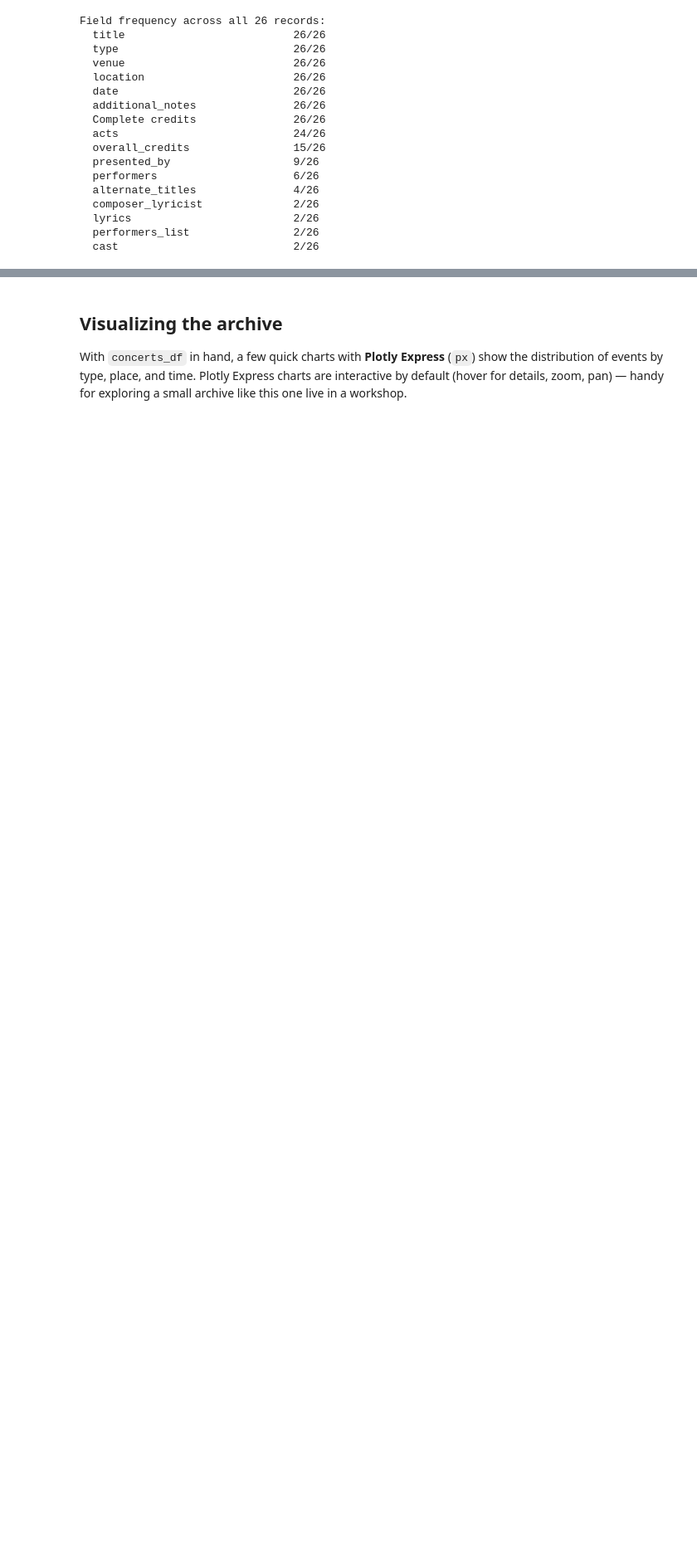
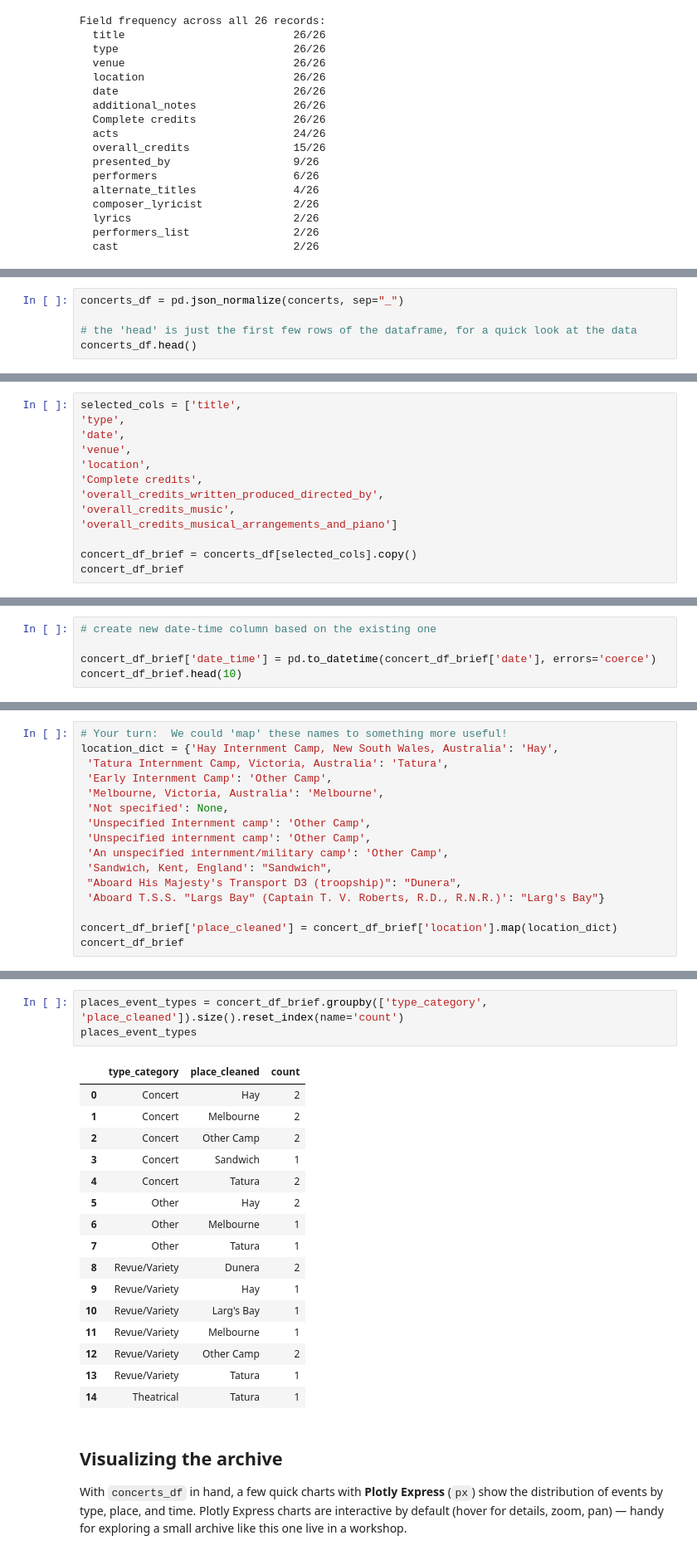
Before and after one commit to RichardFreedman/Summer2026, a Jupyter notebook: Melbourne_Jewish_Museum_Concert_Archive-main/Archive_JSON_Workshop.ipynb, the cells around one changed output, grey strips where cells are left out. Shown at 83% size. Cells and saved outputs as stored; diff of their text form; blank space fills up the shorter version.

Commit message:
update Dunera NB

```diff
--- a/Melbourne_Jewish_Museum_Concert_Archive-main/Archive_JSON_Workshop.ipynb
+++ b/Melbourne_Jewish_Museum_Concert_Archive-main/Archive_JSON_Workshop.ipynb
@@ -321,0 +261,5 @@ credits_long.head()
+# %%
+concerts_df = pd.json_normalize(concerts, sep="_")
+
+# the 'head' is just the first few rows of the dataframe, for a quick look at the data
+concerts_df.head()
@@ -321,0 +312,13 @@ credits_long.head()
+# %%
+selected_cols = ['title',
+'type',
+'date',
+'venue',
+'location',
+'Complete credits',
+'overall_credits_written_produced_directed_by',
+'overall_credits_music',
+'overall_credits_musical_arrangements_and_piano']
+
+concert_df_brief = concerts_df[selected_cols].copy()
+concert_df_brief
@@ -321,0 +474,5 @@ credits_long.head()
+# %%
+# create new date-time column based on the existing one
+
+concert_df_brief['date_time'] = pd.to_datetime(concert_df_brief['date'], errors='coerce')
+concert_df_brief.head(10)
@@ -321,0 +531,16 @@ credits_long.head()
+# %%
+# Your turn:  We could 'map' these names to something more useful!
+location_dict = {'Hay Internment Camp, New South Wales, Australia': 'Hay',
+ 'Tatura Internment Camp, Victoria, Australia': 'Tatura',
+ 'Early Internment Camp': 'Other Camp',
+ 'Melbourne, Victoria, Australia': 'Melbourne',
+ 'Not specified': None,
+ 'Unspecified Internment camp': 'Other Camp',
+ 'Unspecified internment camp': 'Other Camp',
+ 'An unspecified internment/military camp': 'Other Camp',
+ 'Sandwich, Kent, England': "Sandwich",
+ "Aboard His Majesty's Transport D3 (troopship)": "Dunera",
+ 'Aboard T.S.S. "Largs Bay" (Captain T. V. Roberts, R.D., R.N.R.)': "Larg's Bay"}
+
+concert_df_brief['place_cleaned'] = concert_df_brief['location'].map(location_dict)
+concert_df_brief
@@ -322,3 +708,23 @@ credits_long.head()
+# %%
+places_event_types = concert_df_brief.groupby(['type_category', 'place_cleaned']).size().reset_index(name='count')
+places_event_types
+# %% [output]
+|  | type_category | place_cleaned | count |
+| 0 | Concert | Hay | 2 |
+| 1 | Concert | Melbourne | 2 |
+| 2 | Concert | Other Camp | 2 |
+| 3 | Concert | Sandwich | 1 |
+| 4 | Concert | Tatura | 2 |
+| 5 | Other | Hay | 2 |
+| 6 | Other | Melbourne | 1 |
+| 7 | Other | Tatura | 1 |
+| 8 | Revue/Variety | Dunera | 2 |
+| 9 | Revue/Variety | Hay | 1 |
+| 10 | Revue/Variety | Larg's Bay | 1 |
+| 11 | Revue/Variety | Melbourne | 1 |
+| 12 | Revue/Variety | Other Camp | 2 |
+| 13 | Revue/Variety | Tatura | 1 |
+| 14 | Theatrical | Tatura | 1 |
 # %% [markdown]
 ## Visualizing the archive
 
```
Also changed, not shown: parts of 74 cells of this notebook, 3 other files.
